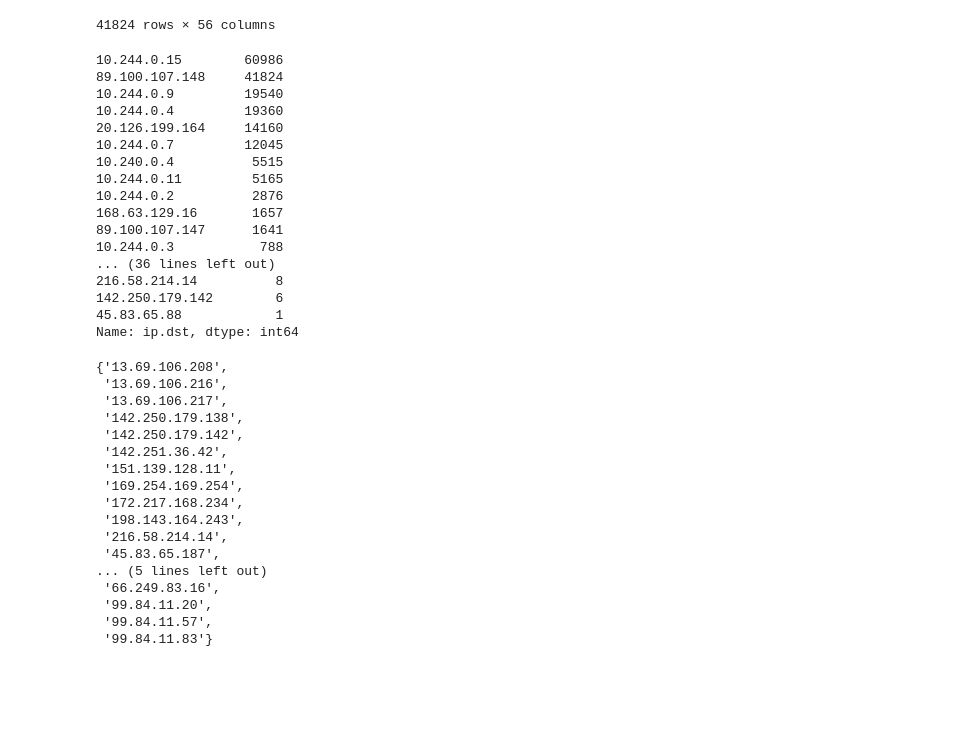
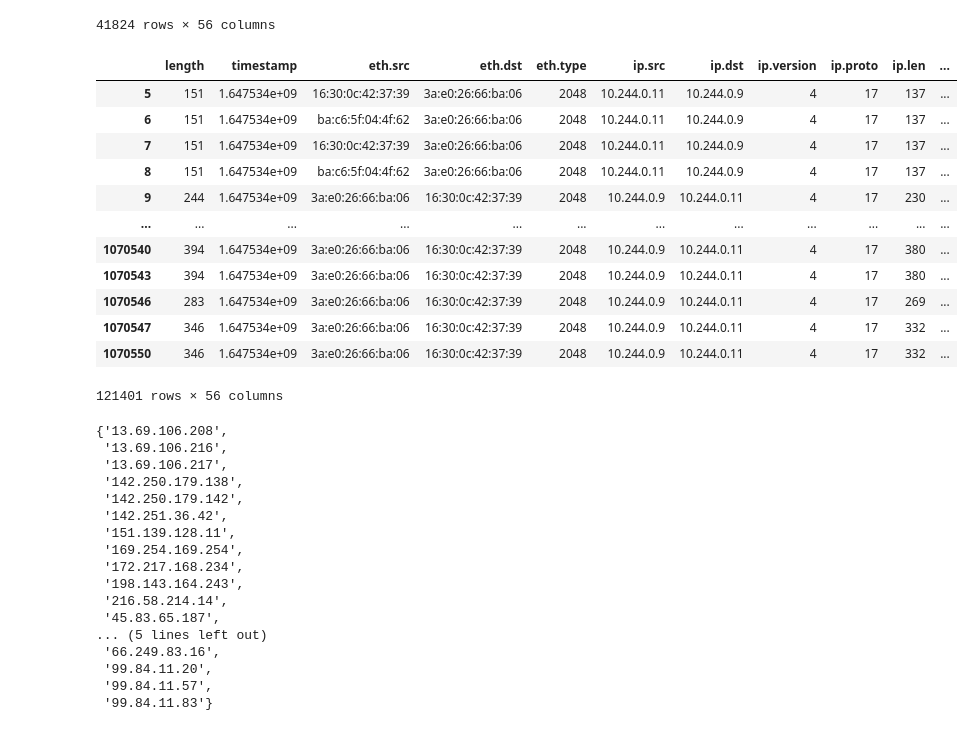
Before and after one commit to hotshot07/thesis, a Jupyter notebook: final_notebooks/isolationforest/iffinal.ipynb, the cells around one changed output. Cells and saved outputs as stored; diff of their text form; code cells hidden in the pictures; blank space fills up the shorter version.

```diff
--- a/final_notebooks/isolationforest/iffinal.ipynb
+++ b/final_notebooks/isolationforest/iffinal.ipynb
@@ -51,26 +51,22 @@ nmap_df
 | 1061764 | 581 | 1.647534e+09 | 6a:77:c0:85:72:c3 | ba:c6:5f:04:4f:62 | 2048 | 10.244.0.15 | 89.100.107.148 | 4 | 6 | 567 | ... |
 | 1061765 | 66 | 1.647534e+09 | 6a:77:c0:85:72:c3 | ba:c6:5f:04:4f:62 | 2048 | 10.244.0.15 | 89.100.107.148 | 4 | 6 | 52 | ... |
 41824 rows × 56 columns
-# %%
-anomaly_data['ip.dst'].value_counts()
-# %% [output]
-10.244.0.15        60986
-89.100.107.148     41824
-10.244.0.9         19540
-10.244.0.4         19360
-20.126.199.164     14160
-10.244.0.7         12045
-10.240.0.4          5515
-10.244.0.11         5165
-10.244.0.2          2876
-168.63.129.16       1657
-89.100.107.147      1641
-10.244.0.3           788
-... (36 lines left out)
-216.58.214.14          8
-142.250.179.142        6
-45.83.65.88            1
-Name: ip.dst, dtype: int64
+# %%
+anomaly_data[(anomaly_data['destination_pod']==1) & (anomaly_data['source_pod']==1)]
+# %% [output]
+|  | length | timestamp | eth.src | eth.dst | eth.type | ip.src | ip.dst | ip.version | ip.proto | ip.len | ... |
+| 5 | 151 | 1.647534e+09 | 16:30:0c:42:37:39 | 3a:e0:26:66:ba:06 | 2048 | 10.244.0.11 | 10.244.0.9 | 4 | 17 | 137 | ... |
+| 6 | 151 | 1.647534e+09 | ba:c6:5f:04:4f:62 | 3a:e0:26:66:ba:06 | 2048 | 10.244.0.11 | 10.244.0.9 | 4 | 17 | 137 | ... |
+| 7 | 151 | 1.647534e+09 | 16:30:0c:42:37:39 | 3a:e0:26:66:ba:06 | 2048 | 10.244.0.11 | 10.244.0.9 | 4 | 17 | 137 | ... |
+| 8 | 151 | 1.647534e+09 | ba:c6:5f:04:4f:62 | 3a:e0:26:66:ba:06 | 2048 | 10.244.0.11 | 10.244.0.9 | 4 | 17 | 137 | ... |
+| 9 | 244 | 1.647534e+09 | 3a:e0:26:66:ba:06 | 16:30:0c:42:37:39 | 2048 | 10.244.0.9 | 10.244.0.11 | 4 | 17 | 230 | ... |
+| ... | ... | ... | ... | ... | ... | ... | ... | ... | ... | ... | ... |
+| 1070540 | 394 | 1.647534e+09 | 3a:e0:26:66:ba:06 | 16:30:0c:42:37:39 | 2048 | 10.244.0.9 | 10.244.0.11 | 4 | 17 | 380 | ... |
+| 1070543 | 394 | 1.647534e+09 | 3a:e0:26:66:ba:06 | 16:30:0c:42:37:39 | 2048 | 10.244.0.9 | 10.244.0.11 | 4 | 17 | 380 | ... |
+| 1070546 | 283 | 1.647534e+09 | 3a:e0:26:66:ba:06 | 16:30:0c:42:37:39 | 2048 | 10.244.0.9 | 10.244.0.11 | 4 | 17 | 269 | ... |
+| 1070547 | 346 | 1.647534e+09 | 3a:e0:26:66:ba:06 | 16:30:0c:42:37:39 | 2048 | 10.244.0.9 | 10.244.0.11 | 4 | 17 | 332 | ... |
+| 1070550 | 346 | 1.647534e+09 | 3a:e0:26:66:ba:06 | 16:30:0c:42:37:39 | 2048 | 10.244.0.9 | 10.244.0.11 | 4 | 17 | 332 | ... |
+121401 rows × 56 columns
 # %%
 normal_ips = set(normal_df['ip.dst'])
 predicted_anomalies_ips = set(anomaly_data['ip.dst'])
```
Also changed, not shown: parts of 1 cell of this notebook, 14 other files.
